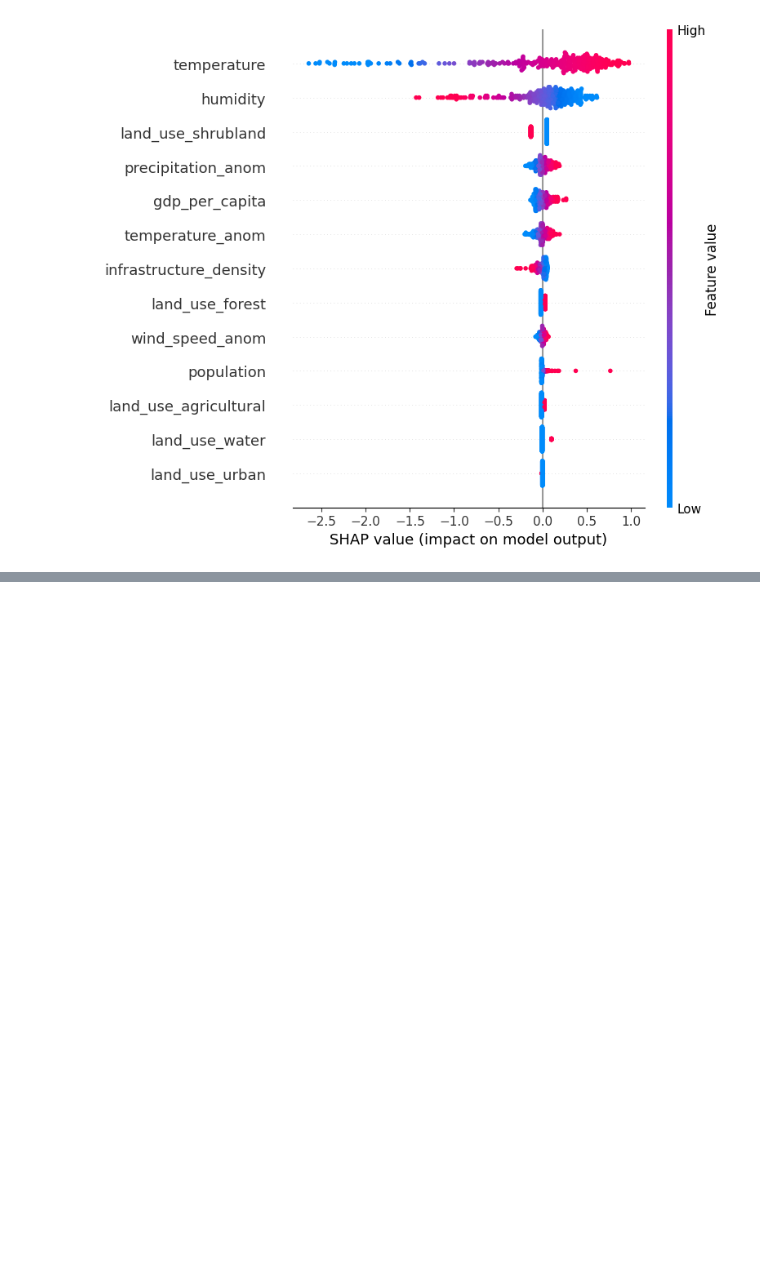
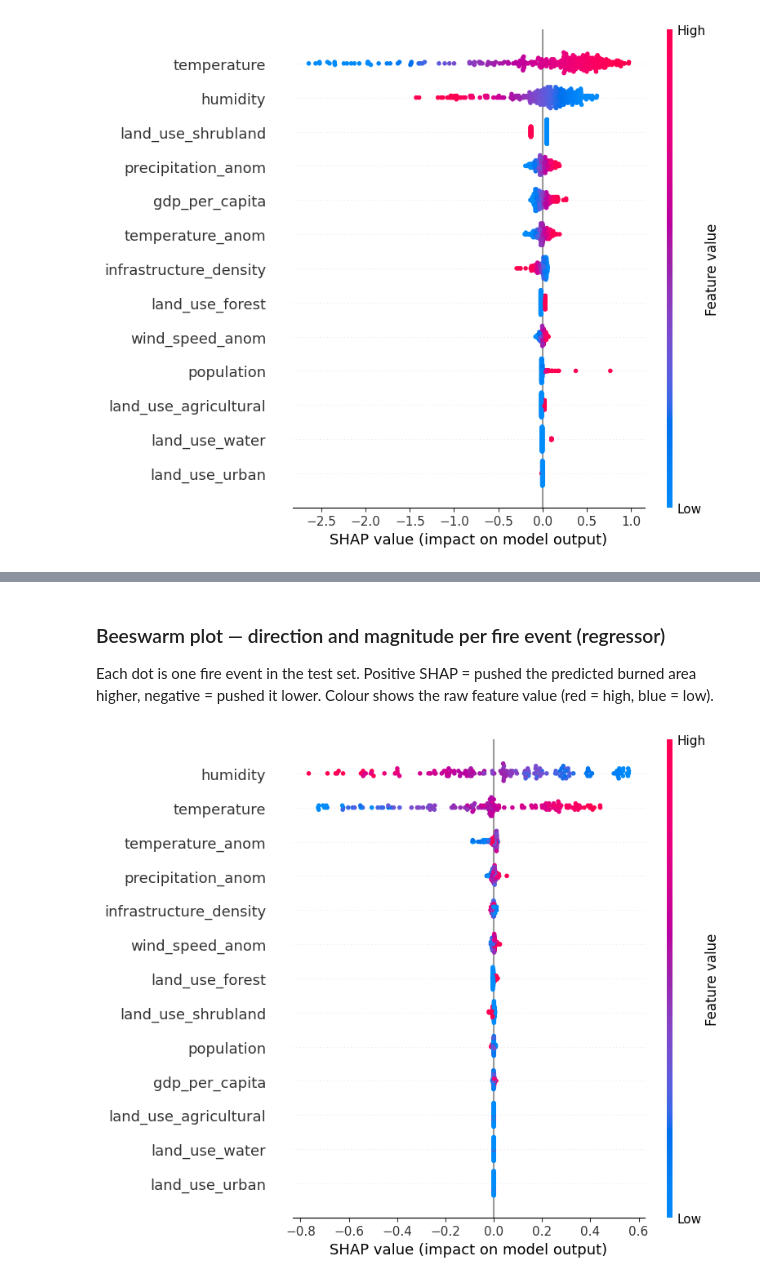
Before and after one commit to tommyocari/levantia_fire_risk, a Jupyter notebook: notebooks/04_shap_analysis.ipynb, the cells around one changed output, grey strips where cells are left out. Drawn from its saved outputs; the diff is of its cells as text; code cells hidden in the pictures; blank space fills up the shorter version.

```diff
--- a/notebooks/04_shap_analysis.ipynb
+++ b/notebooks/04_shap_analysis.ipynb
@@ -137,0 +197,9 @@ shap.summary_plot(shap_values, X_test_transformed,
+# %% [markdown]
+### Beeswarm plot — direction and magnitude per fire event (regressor)
+
+Each dot is one fire event in the test set. Positive SHAP = pushed the predicted burned area higher, negative = pushed it lower. Colour shows the raw feature value (red = high, blue = low).
+# %%
+shap.summary_plot(shap_values_reg, X_test_reg_t,
+                  feature_names=reg_feature_names)
+# %% [output]
+[figure, added]
```
Also changed, not shown: parts of 5 cells of this notebook, 1 other file.
